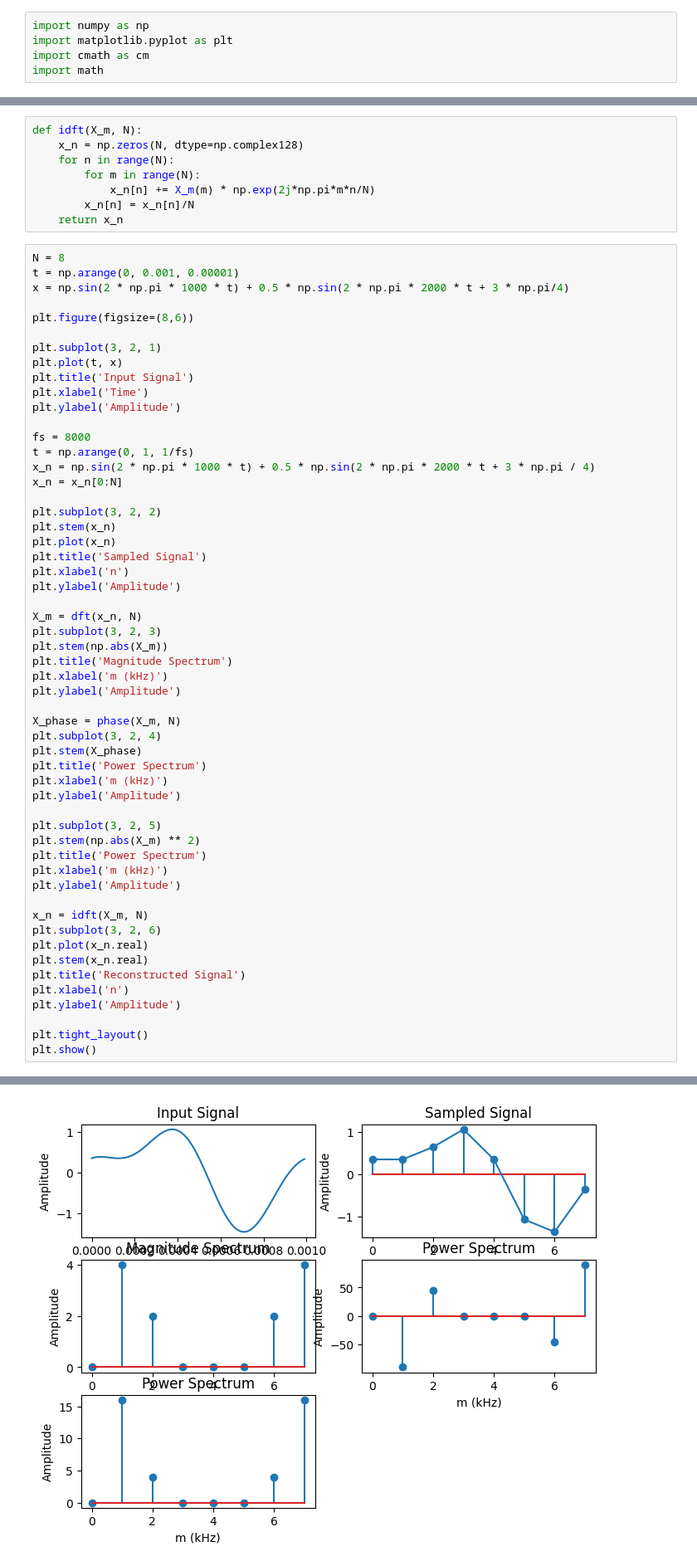
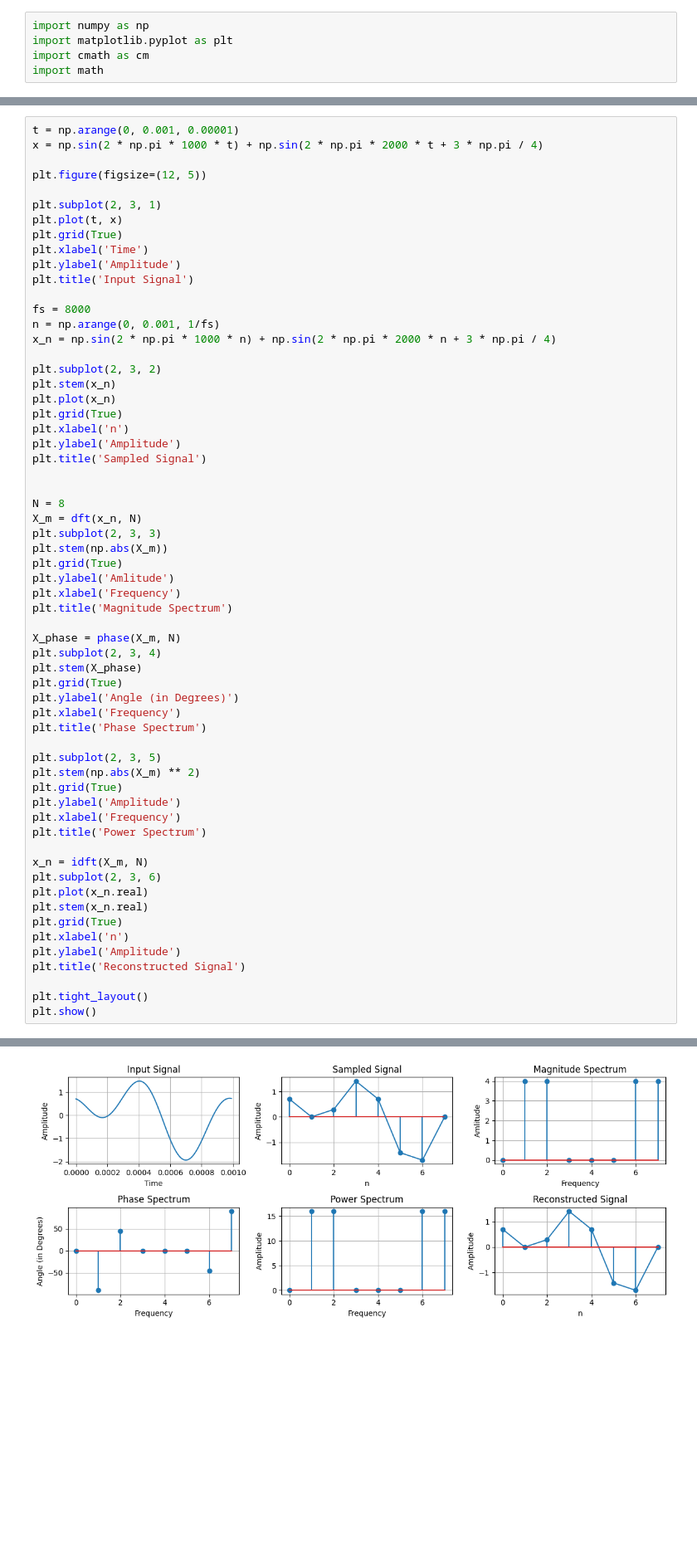
Before and after one commit to Tamim-Rahman101/DSP_Lab, a Jupyter notebook: 5_DFT.ipynb, the cells around one changed output, grey strips where cells are left out. Shown: that part at 83% size. Saved outputs shown, nothing was run; the diff lists cells and outputs as text; blank space fills up the shorter version.

Commit message:
5. DFT & IDFT

```diff
--- a/5_DFT.ipynb
+++ b/5_DFT.ipynb
@@ -22,63 +30,61 @@ def phase(X_m, N):
-# %%
-def idft(X_m, N):
-    x_n = np.zeros(N, dtype=np.complex128)
-    for n in range(N):
-        for m in range(N):
-            x_n[n] += X_m(m) * np.exp(2j*np.pi*m*n/N)
-        x_n[n] = x_n[n]/N
-    return x_n
 # %%
-N = 8
 t = np.arange(0, 0.001, 0.00001)
-x = np.sin(2 * np.pi * 1000 * t) + 0.5 * np.sin(2 * np.pi * 2000 * t + 3 * np.pi/4)
+x = np.sin(2 * np.pi * 1000 * t) + np.sin(2 * np.pi * 2000 * t + 3 * np.pi / 4)
 
-plt.figure(figsize=(8,6))
+plt.figure(figsize=(12, 5))
 
-plt.subplot(3, 2, 1)
+plt.subplot(2, 3, 1)
 plt.plot(t, x)
-plt.title('Input Signal')
+plt.grid(True)
 plt.xlabel('Time')
 plt.ylabel('Amplitude')
+plt.title('Input Signal')
 
 fs = 8000
-t = np.arange(0, 1, 1/fs)
-x_n = np.sin(2 * np.pi * 1000 * t) + 0.5 * np.sin(2 * np.pi * 2000 * t + 3 * np.pi / 4)
-x_n = x_n[0:N]
+n = np.arange(0, 0.001, 1/fs)
+x_n = np.sin(2 * np.pi * 1000 * n) + np.sin(2 * np.pi * 2000 * n + 3 * np.pi / 4)
 
-plt.subplot(3, 2, 2)
+plt.subplot(2, 3, 2)
 plt.stem(x_n)
 plt.plot(x_n)
-plt.title('Sampled Signal')
+plt.grid(True)
 plt.xlabel('n')
 plt.ylabel('Amplitude')
+plt.title('Sampled Signal')
 
+
+N = 8
 X_m = dft(x_n, N)
-plt.subplot(3, 2, 3)
+plt.subplot(2, 3, 3)
 plt.stem(np.abs(X_m))
+plt.grid(True)
+plt.ylabel('Amlitude')
+plt.xlabel('Frequency')
 plt.title('Magnitude Spectrum')
-plt.xlabel('m (kHz)')
-plt.ylabel('Amplitude')
 
 X_phase = phase(X_m, N)
-plt.subplot(3, 2, 4)
+plt.subplot(2, 3, 4)
 plt.stem(X_phase)
+plt.grid(True)
+plt.ylabel('Angle (in Degrees)')
+plt.xlabel('Frequency')
+plt.title('Phase Spectrum')
+
+plt.subplot(2, 3, 5)
+plt.stem(np.abs(X_m) ** 2)
+plt.grid(True)
+plt.ylabel('Amplitude')
+plt.xlabel('Frequency')
 plt.title('Power Spectrum')
-plt.xlabel('m (kHz)')
-plt.ylabel('Amplitude')
-
-plt.subplot(3, 2, 5)
-plt.stem(np.abs(X_m) ** 2)
-plt.title('Power Spectrum')
-plt.xlabel('m (kHz)')
-plt.ylabel('Amplitude')
 
 x_n = idft(X_m, N)
-plt.subplot(3, 2, 6)
+plt.subplot(2, 3, 6)
 plt.plot(x_n.real)
 plt.stem(x_n.real)
-plt.title('Reconstructed Signal')
+plt.grid(True)
 plt.xlabel('n')
 plt.ylabel('Amplitude')
+plt.title('Reconstructed Signal')
 
 plt.tight_layout()
 plt.show()
@@ -87 +92 @@ TypeError: 'numpy.ndarray' object is not callable
-[figure, old version]
+[figure, new version]
```
Also changed, not shown: parts of 4 cells of this notebook.
